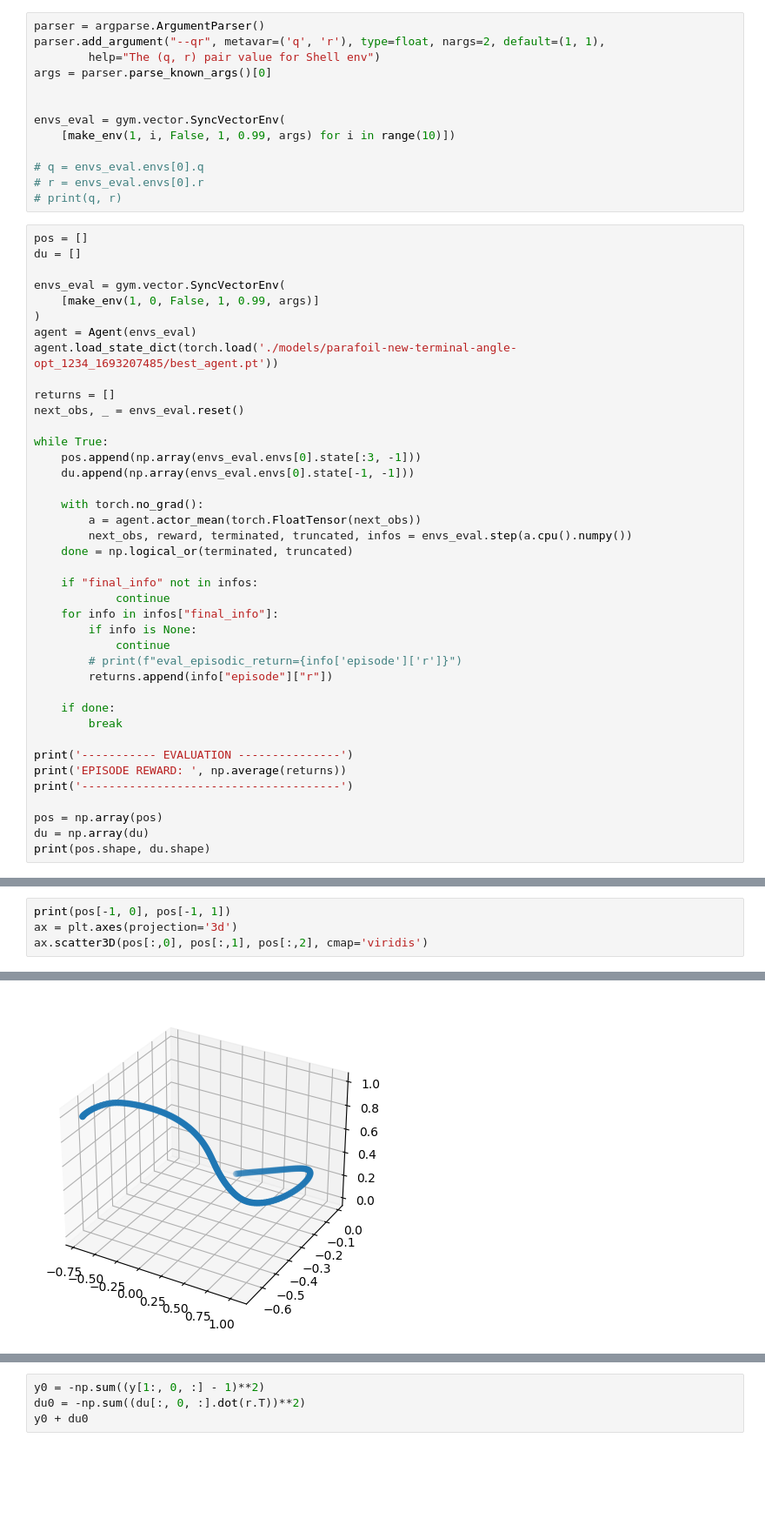
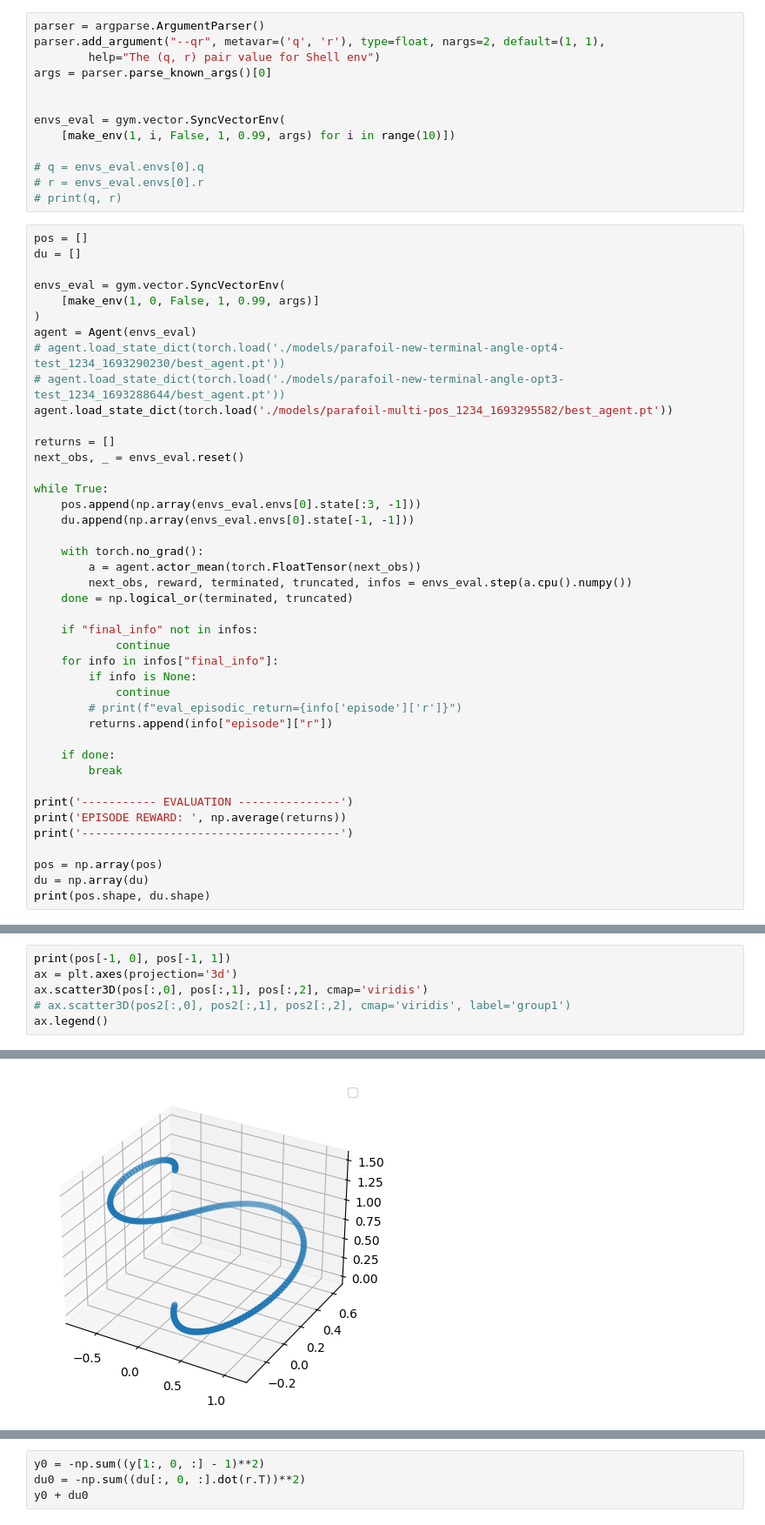
Before and after one commit to qiuruiyu/cleanrl, a Jupyter notebook: test.ipynb, the cells around one changed output, grey strips where cells are left out. Shown at 87% size. Cells and saved outputs as stored; diff of their text form; blank space fills up the shorter version.

```diff
--- a/test.ipynb
+++ b/test.ipynb
@@ -31,7 +31,9 @@ envs_eval = gym.vector.SyncVectorEnv(
     [make_env(1, 0, False, 1, 0.99, args)]
 )
 agent = Agent(envs_eval)
-agent.load_state_dict(torch.load('./models/parafoil-new-terminal-angle-opt_1234_1693207485/best_agent.pt'))
+# agent.load_state_dict(torch.load('./models/parafoil-new-terminal-angle-opt4-test_1234_1693290230/best_agent.pt'))
+# agent.load_state_dict(torch.load('./models/parafoil-new-terminal-angle-opt3-test_1234_1693288644/best_agent.pt'))
+agent.load_state_dict(torch.load('./models/parafoil-multi-pos_1234_1693295582/best_agent.pt'))
 
 returns = []
 next_obs, _ = envs_eval.reset()
@@ -73,4 +75,6 @@ EPISODE REWARD:  57.081596
 print(pos[-1, 0], pos[-1, 1])
 ax = plt.axes(projection='3d')
 ax.scatter3D(pos[:,0], pos[:,1], pos[:,2], cmap='viridis')
+# ax.scatter3D(pos2[:,0], pos2[:,1], pos2[:,2], cmap='viridis', label='group1')
+ax.legend()
 # %% [output]
@@ -79,2 +84,2 @@ ax.scatter3D(pos[:,0], pos[:,1], pos[:,2], cmap='viridis')
-[figure, old version]
+[figure, new version]
 # %%
```
Also changed, not shown: parts of 4 cells of this notebook, 7 other files.
